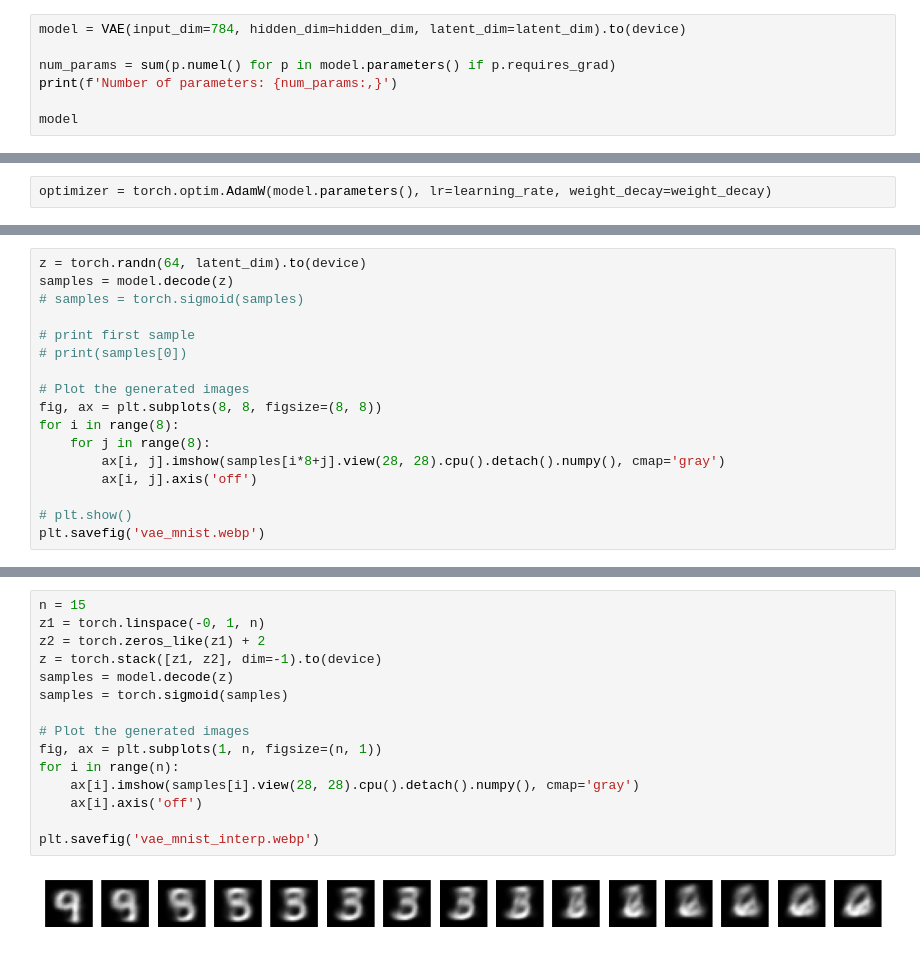
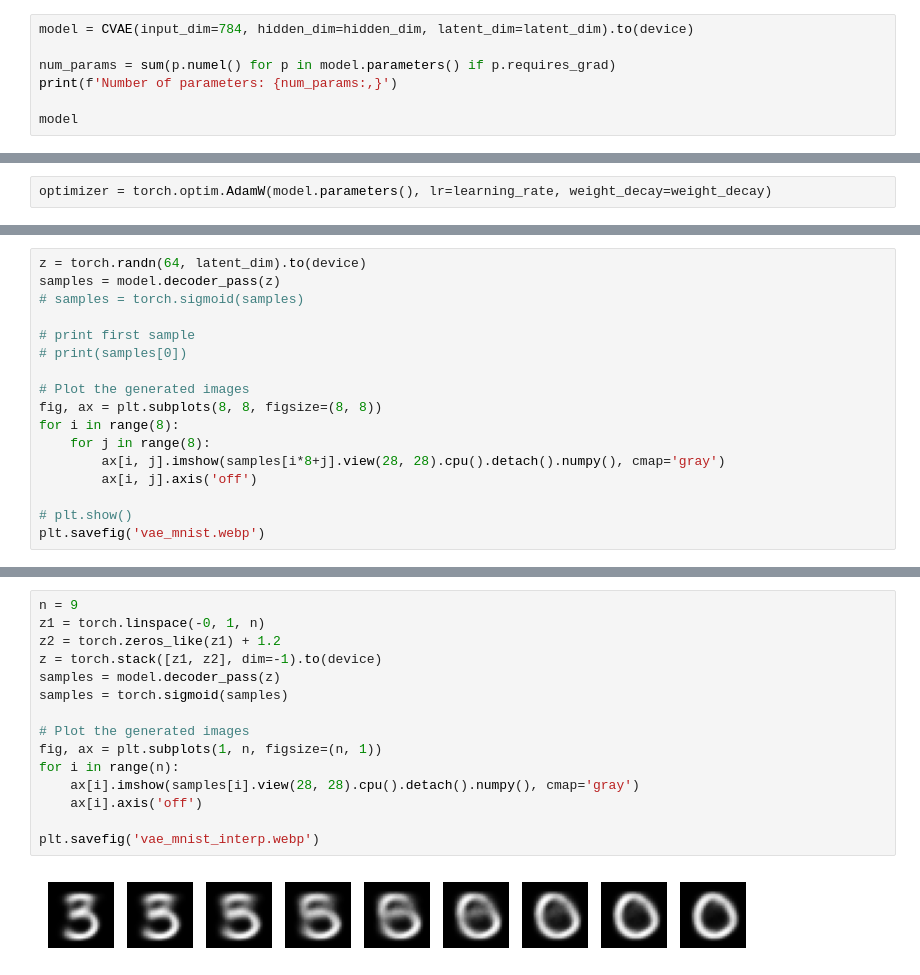
Before and after one commit to kenoma/pytorch-fuzzy, a Jupyter notebook: experiments_habr_part_a.ipynb, the cells around one changed output, grey strips where cells are left out. Saved outputs shown, nothing was run; the diff lists cells and outputs as text.

```diff
--- a/experiments_habr_part_a.ipynb
+++ b/experiments_habr_part_a.ipynb
@@ -195,5 +244,5 @@ class VAE(nn.Module):
 # %%
-model = VAE(input_dim=784, hidden_dim=hidden_dim, latent_dim=latent_dim).to(device)
+model = CVAE(input_dim=784, hidden_dim=hidden_dim, latent_dim=latent_dim).to(device)
 
 num_params = sum(p.numel() for p in model.parameters() if p.requires_grad)
 print(f'Number of parameters: {num_params:,}')
@@ -364,7 +397,7 @@ Step 2,800 (N samples: 358,400), Loss: 175.9062 (Recon: 172.5921, KL: 3.3142) Gr
 ... (9 outputs left out)
 # %%
 z = torch.randn(64, latent_dim).to(device)
-samples = model.decode(z)
+samples = model.decoder_pass(z)
 # samples = torch.sigmoid(samples)
 
 # print first sample
@@ -407,17 +464,17 @@ plt.savefig('vae_mnist_2d_scatter.webp')
 # %%
-n = 15
+n = 9
 z1 = torch.linspace(-0, 1, n)
-z2 = torch.zeros_like(z1) + 2
+z2 = torch.zeros_like(z1) + 1.2
 z = torch.stack([z1, z2], dim=-1).to(device)
-samples = model.decode(z)
+samples = model.decoder_pass(z)
 samples = torch.sigmoid(samples)
 
 # Plot the generated images
 fig, ax = plt.subplots(1, n, figsize=(n, 1))
 for i in range(n):
     ax[i].imshow(samples[i].view(28, 28).cpu().detach().numpy(), cmap='gray')
     ax[i].axis('off')
 
 plt.savefig('vae_mnist_interp.webp')
 # %% [output]
-[figure, old version]
+[figure, new version]
```
Also changed, not shown: parts of 16 cells of this notebook.
